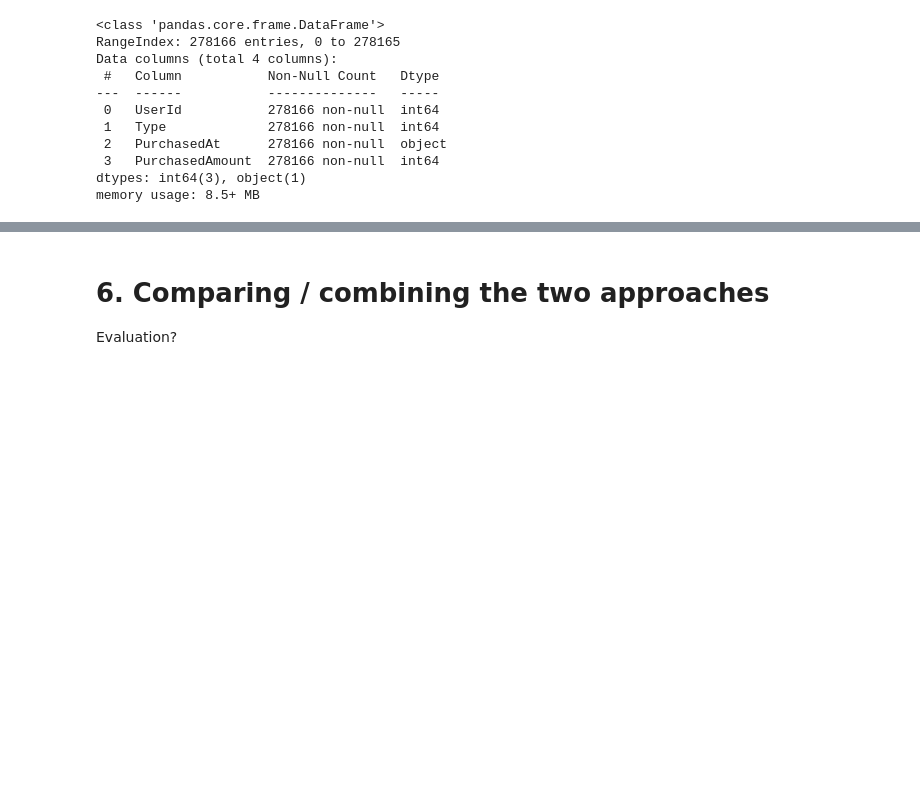
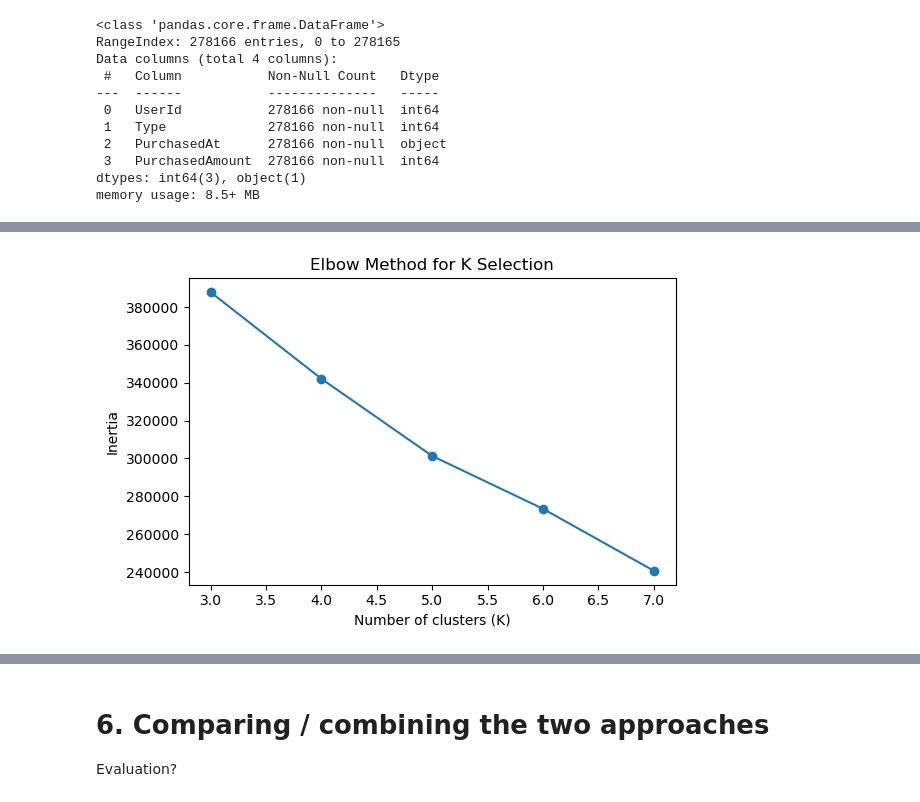
Before and after one commit to nil-alami/Customer_Churn, a Jupyter notebook: Churn_Analysis.ipynb, the cells around one changed output, grey strips where cells are left out. Saved outputs shown, nothing was run; the diff lists cells and outputs as text; code cells hidden in the pictures; blank space fills up the shorter version.

```diff
--- a/Churn_Analysis.ipynb
+++ b/Churn_Analysis.ipynb
@@ -104,0 +464,20 @@ df = df[df['PurchasedAmount'] > 0]
+# %%
+# cache/store the user-level aggregated dataset
+
+ART = Path("artifacts")
+ART.mkdir(exist_ok=True)
+
+FORCE_REBUILD = False
+USER_FEATS_PATH = ART / "user_features.parquet"
+USER_FEATS_CSV = ART / "user_features.csv"
+
+def build_user_features(events_clean: pd.DataFrame) -> pd.DataFrame:
+    # ... your RFM + aggregation ...
+    return user_features
+
+if USER_FEATS_PATH.exists() and not FORCE_REBUILD:
+    user_features = pd.read_parquet(USER_FEATS_PATH)
+else:
+    user_features = build_user_features(df)
+    user_features.to_parquet(USER_FEATS_PATH, index=False)
+    user_features.to_csv(USER_FEATS_CSV, index=False)
@@ -109,0 +633,25 @@ df = df[df['PurchasedAmount'] > 0]
+# %%
+# Elbow method
+
+inertias = []
+K_range = range(3,8)
+
+for k in K_range:
+    km = KMeans(
+        n_clusters=k,
+        random_state=42,
+        n_init=10
+    )
+    km.fit(X)
+    inertias.append(km.inertia_)
+
+# plotting inertia
+plt.figure(figsize=(6, 4))
+plt.plot(K_range, inertias, marker='o')
+plt.xlabel("Number of clusters (K)")
+plt.ylabel("Inertia")
+plt.title("Elbow Method for K Selection")
+plt.tight_layout()
+plt.show()
+# %% [output]
+[figure, added]
```
Also changed, not shown: parts of 68 cells of this notebook, 3 other files.
